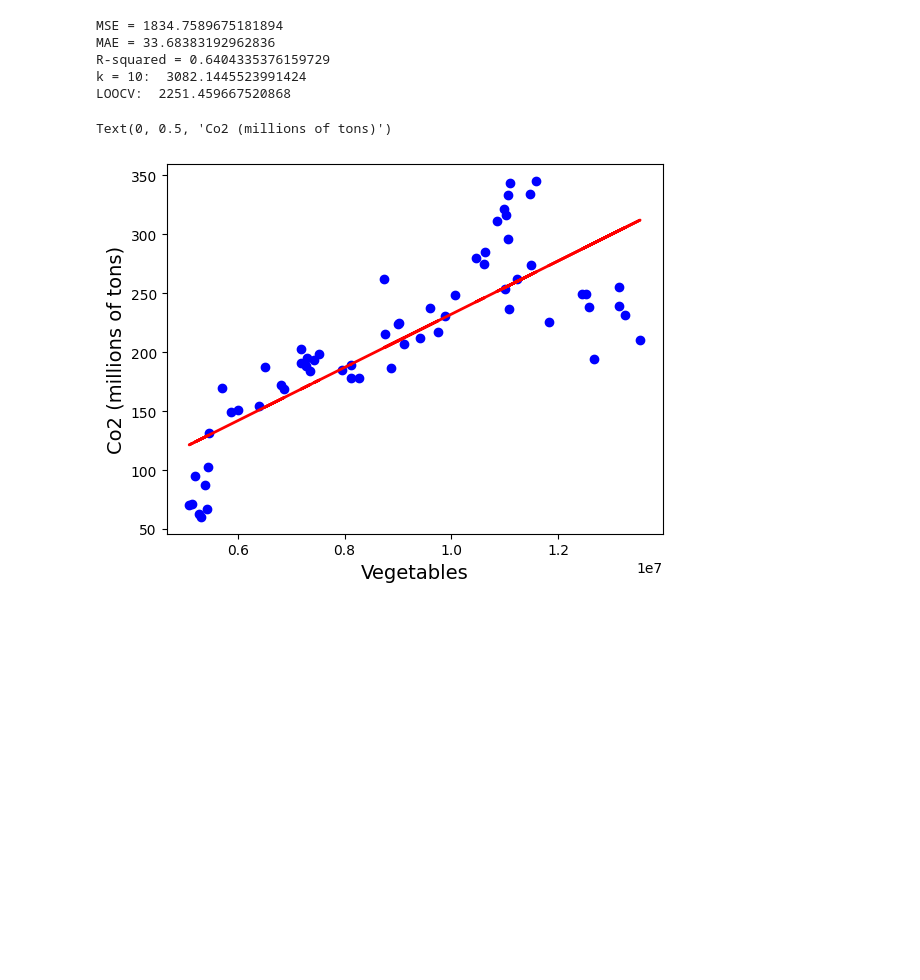
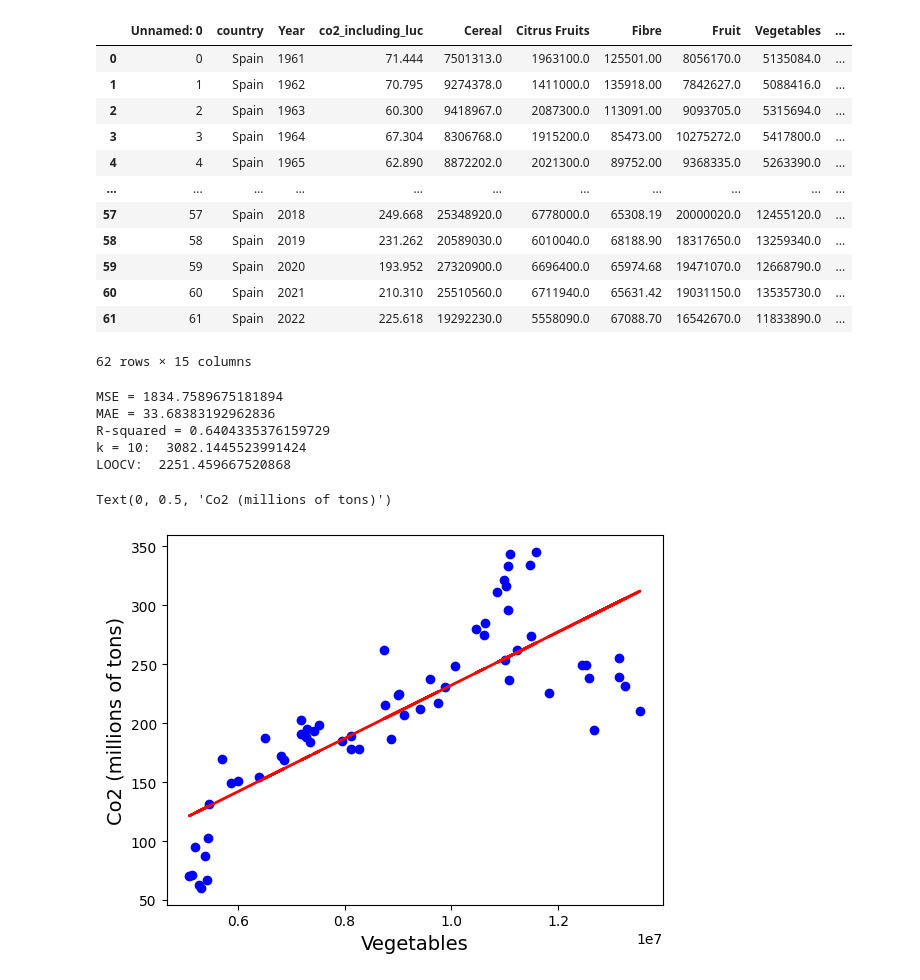
Before and after one commit to nickbar2003/FirstRepo, a Jupyter notebook: cs222/project/veg.ipynb, the cells around one changed output. Drawn from its saved outputs; the diff is of its cells as text; code cells hidden in the pictures; blank space fills up the shorter version.

```diff
--- a/cs222/project/veg.ipynb
+++ b/cs222/project/veg.ipynb
@@ -1,19 +1,34 @@
 # %%
 
 
 import pandas as pd
 import matplotlib.pyplot as plt
 from sklearn import preprocessing
 from sklearn.model_selection import train_test_split
 from sklearn.linear_model import LinearRegression
 import seaborn as sns
 import numpy as np
 from sklearn.feature_selection import r_regression
 from sklearn.metrics import mean_squared_error, mean_absolute_error, r2_score
 from sklearn.preprocessing import PolynomialFeatures
 from sklearn.model_selection import cross_val_score
 
 df = pd.read_csv('./data/workingData')
+display(df)
+# %% [output]
+|  | Unnamed: 0 | country | Year | co2_including_luc | Cereal | Citrus Fruits | Fibre | Fruit | Vegetables | ... |
+| 0 | 0 | Spain | 1961 | 71.444 | 7501313.0 | 1963100.0 | 125501.00 | 8056170.0 | 5135084.0 | ... |
+| 1 | 1 | Spain | 1962 | 70.795 | 9274378.0 | 1411000.0 | 135918.00 | 7842627.0 | 5088416.0 | ... |
+| 2 | 2 | Spain | 1963 | 60.300 | 9418967.0 | 2087300.0 | 113091.00 | 9093705.0 | 5315694.0 | ... |
+| 3 | 3 | Spain | 1964 | 67.304 | 8306768.0 | 1915200.0 | 85473.00 | 10275272.0 | 5417800.0 | ... |
+| 4 | 4 | Spain | 1965 | 62.890 | 8872202.0 | 2021300.0 | 89752.00 | 9368335.0 | 5263390.0 | ... |
+| ... | ... | ... | ... | ... | ... | ... | ... | ... | ... | ... |
+| 57 | 57 | Spain | 2018 | 249.668 | 25348920.0 | 6778000.0 | 65308.19 | 20000020.0 | 12455120.0 | ... |
+| 58 | 58 | Spain | 2019 | 231.262 | 20589030.0 | 6010040.0 | 68188.90 | 18317650.0 | 13259340.0 | ... |
+| 59 | 59 | Spain | 2020 | 193.952 | 27320900.0 | 6696400.0 | 65974.68 | 19471070.0 | 12668790.0 | ... |
+| 60 | 60 | Spain | 2021 | 210.310 | 25510560.0 | 6711940.0 | 65631.42 | 19031150.0 | 13535730.0 | ... |
+| 61 | 61 | Spain | 2022 | 225.618 | 19292230.0 | 5558090.0 | 67088.70 | 16542670.0 | 11833890.0 | ... |
+62 rows × 15 columns
 # %%
 
 
```
Also changed, not shown: 4 other files.
